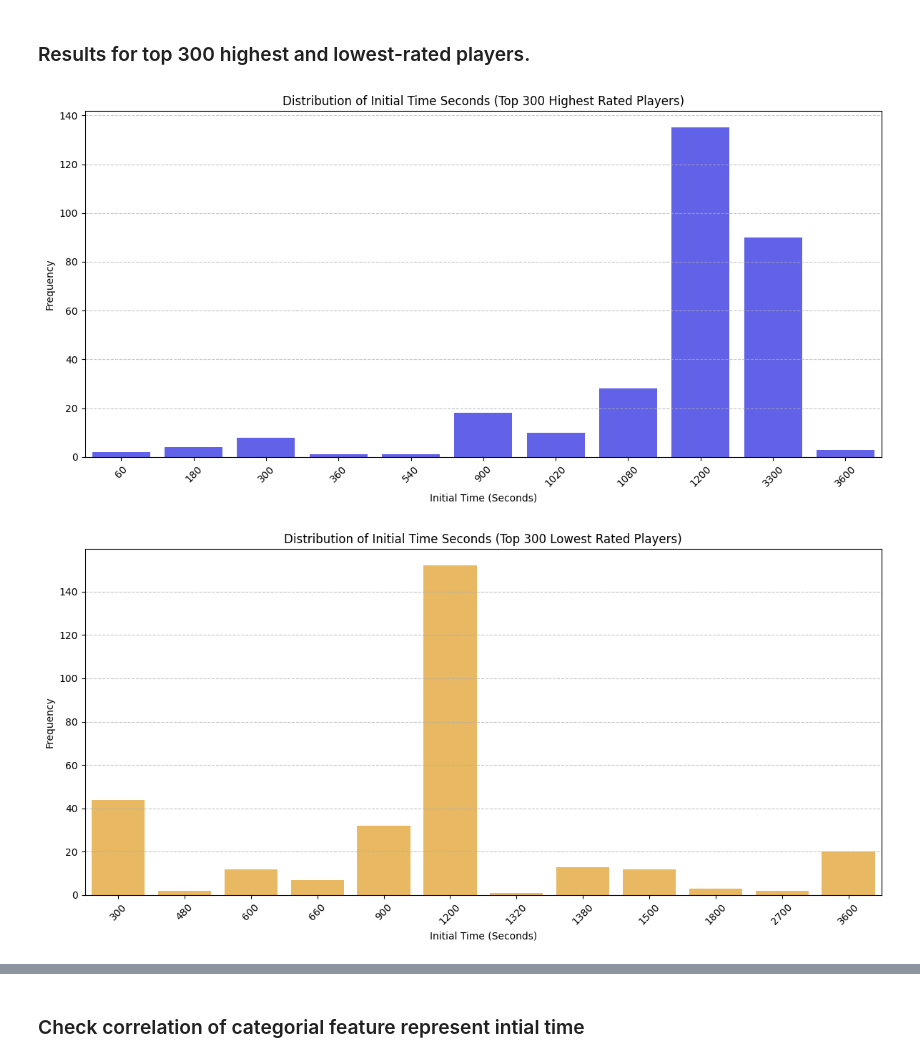
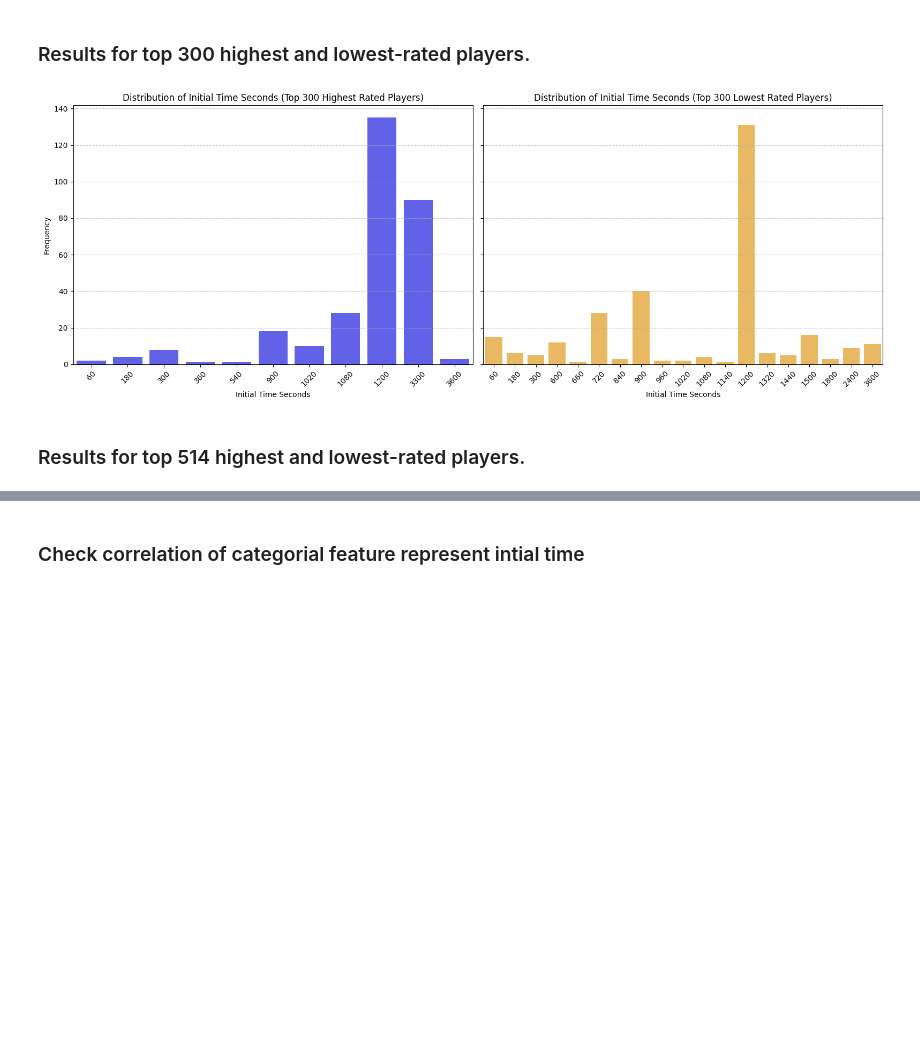
Before and after one commit to liav2002/Scrable, a Jupyter notebook: notebooks/scrable_feature_engineering.ipynb, the cells around one changed output, grey strips where cells are left out. Drawn from its saved outputs; the diff is of its cells as text; code cells hidden in the pictures; blank space fills up the shorter version.

```diff
--- a/notebooks/scrable_feature_engineering.ipynb
+++ b/notebooks/scrable_feature_engineering.ipynb
@@ -466,6 +511,7 @@ train.head()
 # %%
 sorted_train = train.sort_values(by="user_rating", ascending=False)
-sorted_games = games.set_index("game_id").loc[sorted_train["game_id"]].reset_index()
+sorted_main = main_df.sort_values(by="user_rating", ascending=False)
+sorted_games = games.set_index("game_id").loc[sorted_main["game_id"]].reset_index()
 # %%
 sorted_train.head()
 # %% [output]
@@ -578,10 +611,11 @@ initial_time_seconds_distribution(100)
 # %% [markdown]
 ### Results for top 300 highest and lowest-rated players.
 # %%
-initial_time_seconds_distribution(300)
+games_features_distribution_over_two_edges(n=300, feature_name="initial_time_seconds", feature_label="Initial Time Seconds")
 # %% [output]
-[figure, old version]
+[figure, new version]
-[figure, removed]
+# %% [markdown]
+### Results for top 514 highest and lowest-rated players.
 # %%
 number_of_players =  train["user_name"].nunique()
 
```
Also changed, not shown: parts of 137 cells of this notebook.
